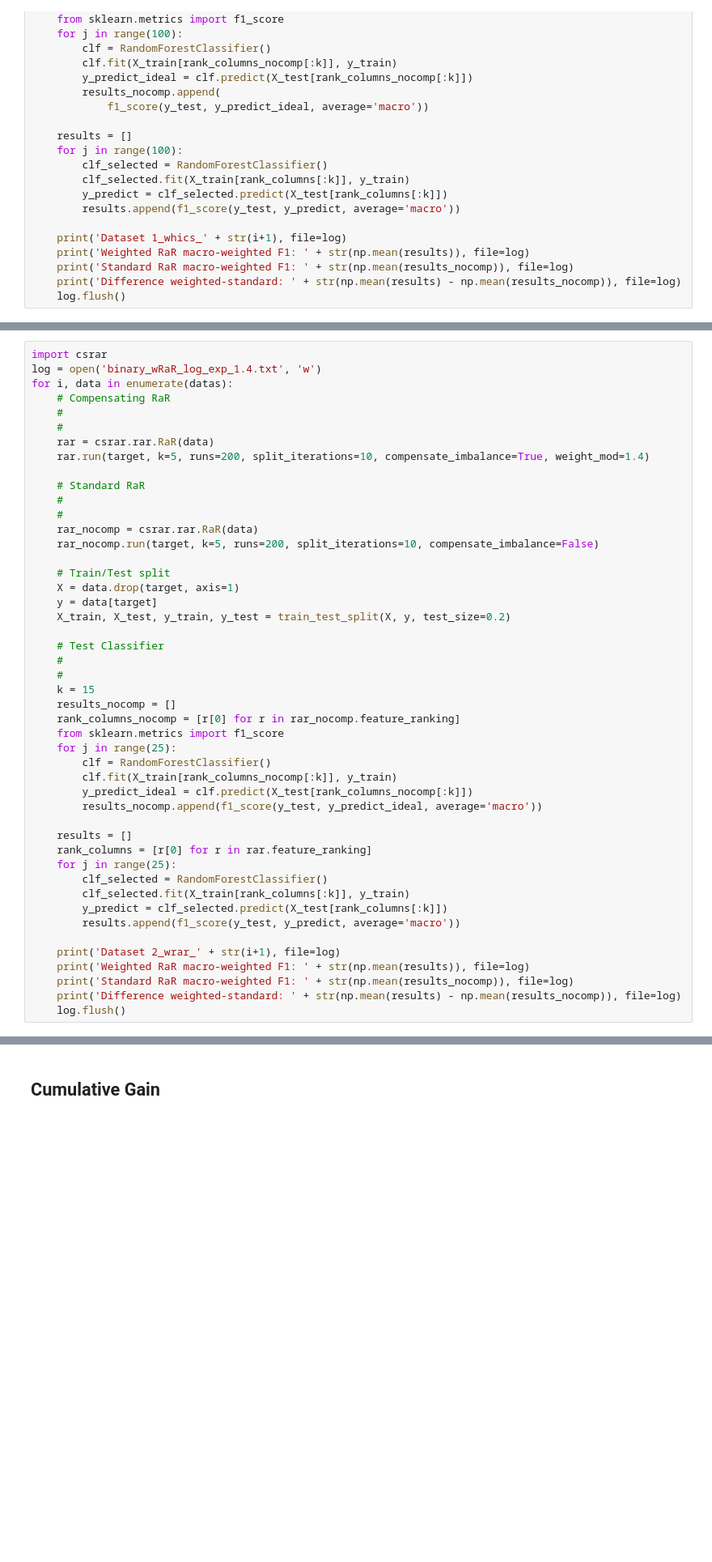
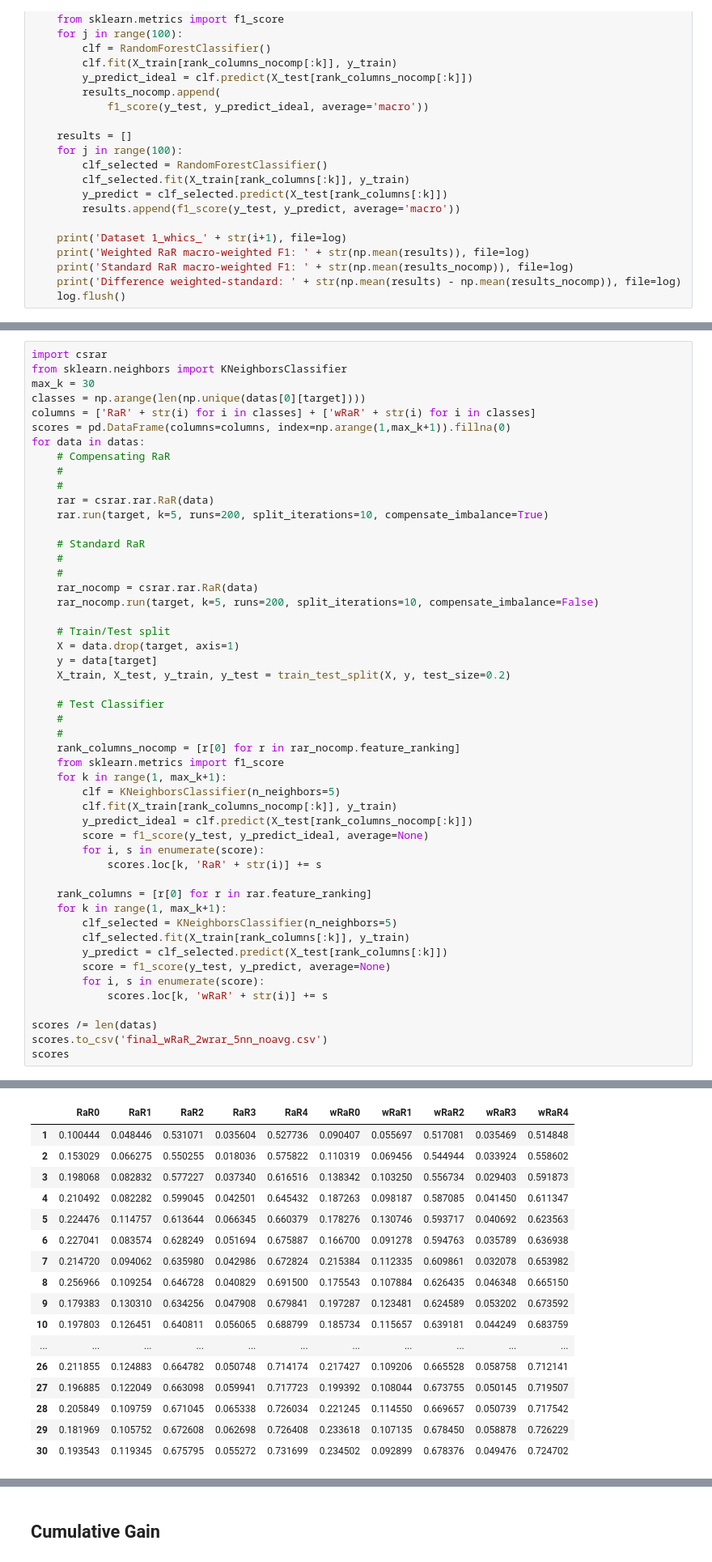
Before and after one commit to KDD-OpenSource/wRaR, a Jupyter notebook: examples/CostHiCS_CumulativeGain.ipynb, the cells around one changed output, grey strips where cells are left out. Shown at 81% size. Cells and saved outputs as stored; diff of their text form; blank space fills up the shorter version.

```diff
--- a/examples/CostHiCS_CumulativeGain.ipynb
+++ b/examples/CostHiCS_CumulativeGain.ipynb
@@ -192,12 +186,16 @@ np.mean(a)
 # %%
 import csrar
-log = open('binary_wRaR_log_exp_1.4.txt', 'w')
-for i, data in enumerate(datas):
+from sklearn.neighbors import KNeighborsClassifier
+max_k = 30
+classes = np.arange(len(np.unique(datas[0][target])))
+columns = ['RaR' + str(i) for i in classes] + ['wRaR' + str(i) for i in classes]
+scores = pd.DataFrame(columns=columns, index=np.arange(1,max_k+1)).fillna(0)
+for data in datas:
     # Compensating RaR
     #
     #
     rar = csrar.rar.RaR(data)
-    rar.run(target, k=5, runs=200, split_iterations=10, compensate_imbalance=True, weight_mod=1.4)
+    rar.run(target, k=5, runs=200, split_iterations=10, compensate_imbalance=True)
 
     # Standard RaR
     #
@@ -213,28 +211,27 @@ for i, data in enumerate(datas):
     # Test Classifier
     #
     #
-    k = 15
-    results_nocomp = []
     rank_columns_nocomp = [r[0] for r in rar_nocomp.feature_ranking]
     from sklearn.metrics import f1_score
-    for j in range(25):
-        clf = RandomForestClassifier()
+    for k in range(1, max_k+1):
+        clf = KNeighborsClassifier(n_neighbors=5)
         clf.fit(X_train[rank_columns_nocomp[:k]], y_train)
         y_predict_ideal = clf.predict(X_test[rank_columns_nocomp[:k]])
-        results_nocomp.append(f1_score(y_test, y_predict_ideal, average='macro'))
+        score = f1_score(y_test, y_predict_ideal, average=None)
+        for i, s in enumerate(score):
+            scores.loc[k, 'RaR' + str(i)] += s
 
-    results = []
     rank_columns = [r[0] for r in rar.feature_ranking]
-    for j in range(25):
-        clf_selected = RandomForestClassifier()
+    for k in range(1, max_k+1):
+        clf_selected = KNeighborsClassifier(n_neighbors=5)
         clf_selected.fit(X_train[rank_columns[:k]], y_train)
         y_predict = clf_selected.predict(X_test[rank_columns[:k]])
-        results.append(f1_score(y_test, y_predict, average='macro'))
+        score = f1_score(y_test, y_predict, average=None)
+        for i, s in enumerate(score):
+            scores.loc[k, 'wRaR' + str(i)] += s
 
-    print('Dataset 2_wrar_' + str(i+1), file=log)
-    print('Weighted RaR macro-weighted F1: ' + str(np.mean(results)), file=log)
-    print('Standard RaR macro-weighted F1: ' + str(np.mean(results_nocomp)), file=log)
-    print('Difference weighted-standard: ' + str(np.mean(results) - np.mean(results_nocomp)), file=log)
-    log.flush()
+scores /= len(datas)
+scores.to_csv('final_wRaR_2wrar_5nn_noavg.csv')
+scores
 # %% [output]
 Generated cost matrix:
@@ -273,0 +254,17 @@ Redundancy: 100.00%
+|  | RaR0 | RaR1 | RaR2 | RaR3 | RaR4 | wRaR0 | wRaR1 | wRaR2 | wRaR3 | wRaR4 |
+| 1 | 0.100444 | 0.048446 | 0.531071 | 0.035604 | 0.527736 | 0.090407 | 0.055697 | 0.517081 | 0.035469 | 0.514848 |
+| 2 | 0.153029 | 0.066275 | 0.550255 | 0.018036 | 0.575822 | 0.110319 | 0.069456 | 0.544944 | 0.033924 | 0.558602 |
+| 3 | 0.198068 | 0.082832 | 0.577227 | 0.037340 | 0.616516 | 0.138342 | 0.103250 | 0.556734 | 0.029403 | 0.591873 |
+| 4 | 0.210492 | 0.082282 | 0.599045 | 0.042501 | 0.645432 | 0.187263 | 0.098187 | 0.587085 | 0.041450 | 0.611347 |
+| 5 | 0.224476 | 0.114757 | 0.613644 | 0.066345 | 0.660379 | 0.178276 | 0.130746 | 0.593717 | 0.040692 | 0.623563 |
+| 6 | 0.227041 | 0.083574 | 0.628249 | 0.051694 | 0.675887 | 0.166700 | 0.091278 | 0.594763 | 0.035789 | 0.636938 |
+| 7 | 0.214720 | 0.094062 | 0.635980 | 0.042986 | 0.672824 | 0.215384 | 0.112335 | 0.609861 | 0.032078 | 0.653982 |
+| 8 | 0.256966 | 0.109254 | 0.646728 | 0.040829 | 0.691500 | 0.175543 | 0.107884 | 0.626435 | 0.046348 | 0.665150 |
+| 9 | 0.179383 | 0.130310 | 0.634256 | 0.047908 | 0.679841 | 0.197287 | 0.123481 | 0.624589 | 0.053202 | 0.673592 |
+| 10 | 0.197803 | 0.126451 | 0.640811 | 0.056065 | 0.688799 | 0.185734 | 0.115657 | 0.639181 | 0.044249 | 0.683759 |
+| ... | ... | ... | ... | ... | ... | ... | ... | ... | ... | ... |
+| 26 | 0.211855 | 0.124883 | 0.664782 | 0.050748 | 0.714174 | 0.217427 | 0.109206 | 0.665528 | 0.058758 | 0.712141 |
+| 27 | 0.196885 | 0.122049 | 0.663098 | 0.059941 | 0.717723 | 0.199392 | 0.108044 | 0.673755 | 0.050145 | 0.719507 |
+| 28 | 0.205849 | 0.109759 | 0.671045 | 0.065338 | 0.726034 | 0.221245 | 0.114550 | 0.669657 | 0.050739 | 0.717542 |
+| 29 | 0.181969 | 0.105752 | 0.672608 | 0.062698 | 0.726408 | 0.233618 | 0.107135 | 0.678450 | 0.058878 | 0.726229 |
+| 30 | 0.193543 | 0.119345 | 0.675795 | 0.055272 | 0.731699 | 0.234502 | 0.092899 | 0.678376 | 0.049476 | 0.724702 |
```
Also changed, not shown: parts of 10 cells of this notebook, 15 other files.
